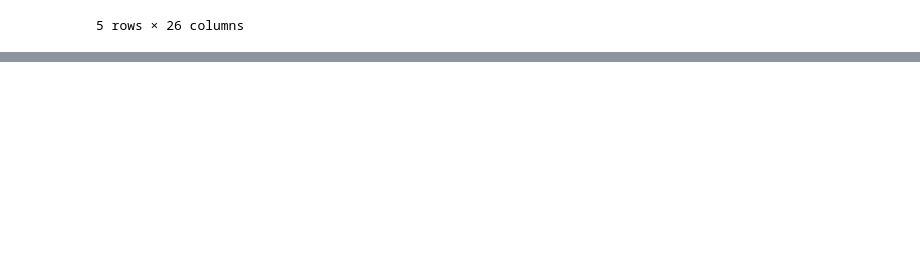
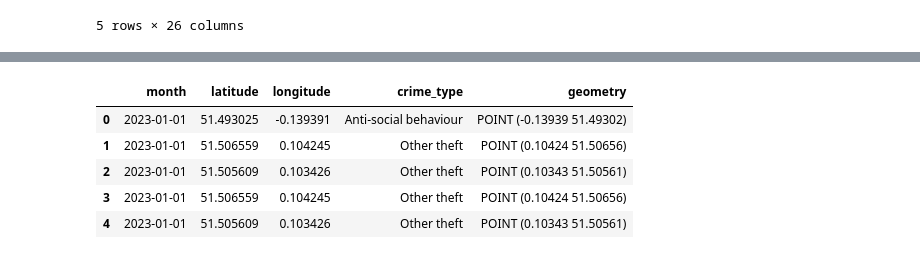
Before and after one commit to jonathanskuy/london-property-price-prediction, a Jupyter notebook: notebooks/feature_engineering.ipynb, the cells around one changed output, grey strips where cells are left out. Drawn from its saved outputs; the diff is of its cells as text; code cells hidden in the pictures; blank space fills up the shorter version.

Commit message:
Crime Feature Engineering

```diff
--- a/notebooks/feature_engineering.ipynb
+++ b/notebooks/feature_engineering.ipynb
@@ -320,3 +322,7 @@ df_property.head()
 | 3 | 6 Glenwood Avenue, London, NW9 7PJ | NW9 7PJ | 415000 | 2024-02-16 | 51.572604 | -0.255432 | 2.0 | 1.0 | ... |
 | 4 | 8 Hofland Road, London, W14 0LN | W14 0LN | 1170000 | 2024-01-05 | 51.499899 | -0.214786 | 2.0 | 1.0 | ... |
 5 rows × 26 columns
+# %%
+df_crime = pd.read_parquet('../data/processed/crime_clean.parquet')
+
+df_crime
@@ -322,0 +343,11 @@ df_property.head()
+# %%
+df_crime['geometry'] = gpd.points_from_xy(df_crime.longitude, df_crime.latitude)
+
+df_crime.head()
+# %% [output]
+|  | month | latitude | longitude | crime_type | geometry |
+| 0 | 2023-01-01 | 51.493025 | -0.139391 | Anti-social behaviour | POINT (-0.13939 51.49302) |
+| 1 | 2023-01-01 | 51.506559 | 0.104245 | Other theft | POINT (0.10424 51.50656) |
+| 2 | 2023-01-01 | 51.505609 | 0.103426 | Other theft | POINT (0.10343 51.50561) |
+| 3 | 2023-01-01 | 51.506559 | 0.104245 | Other theft | POINT (0.10424 51.50656) |
+| 4 | 2023-01-01 | 51.505609 | 0.103426 | Other theft | POINT (0.10343 51.50561) |
```
Also changed, not shown: parts of 9 cells of this notebook.
